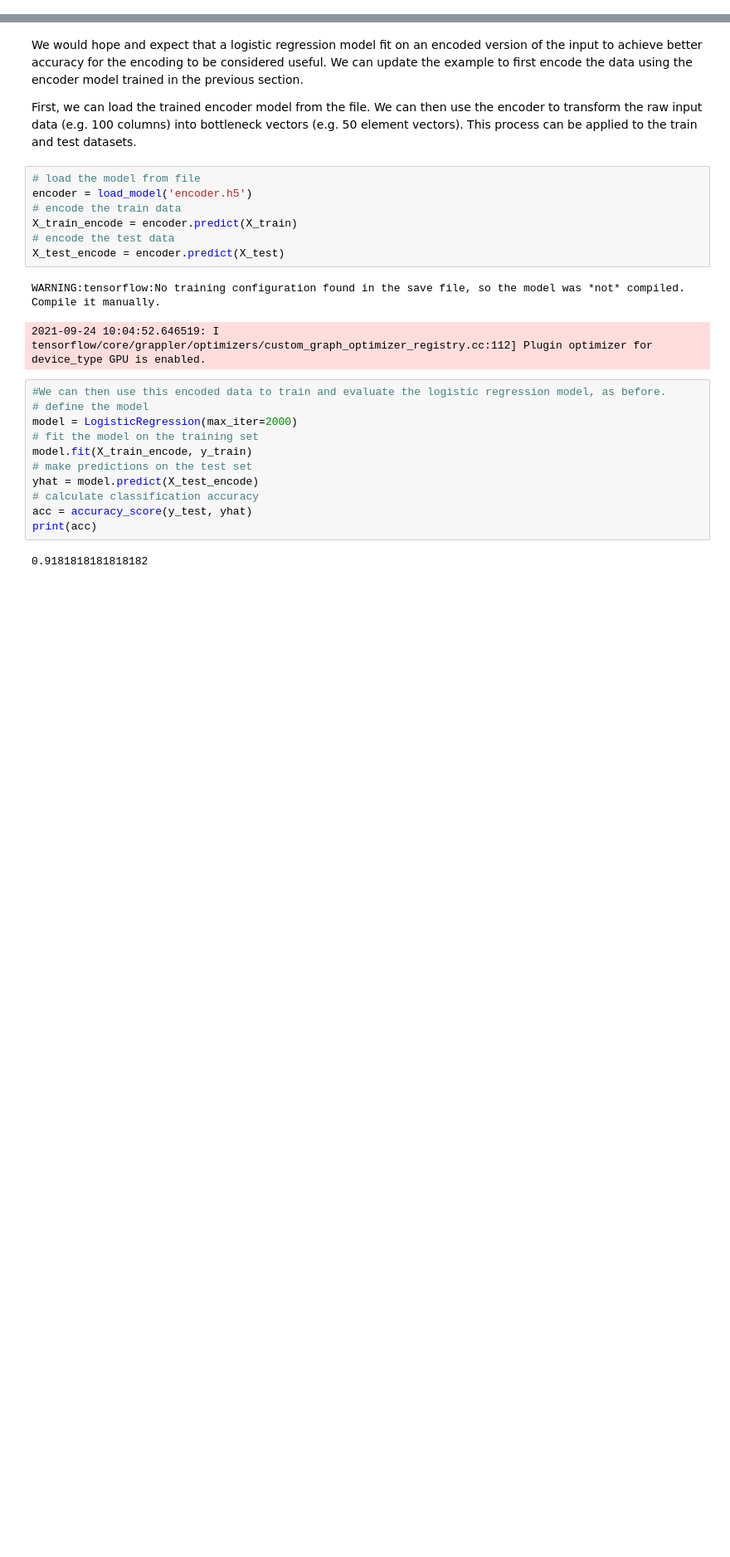
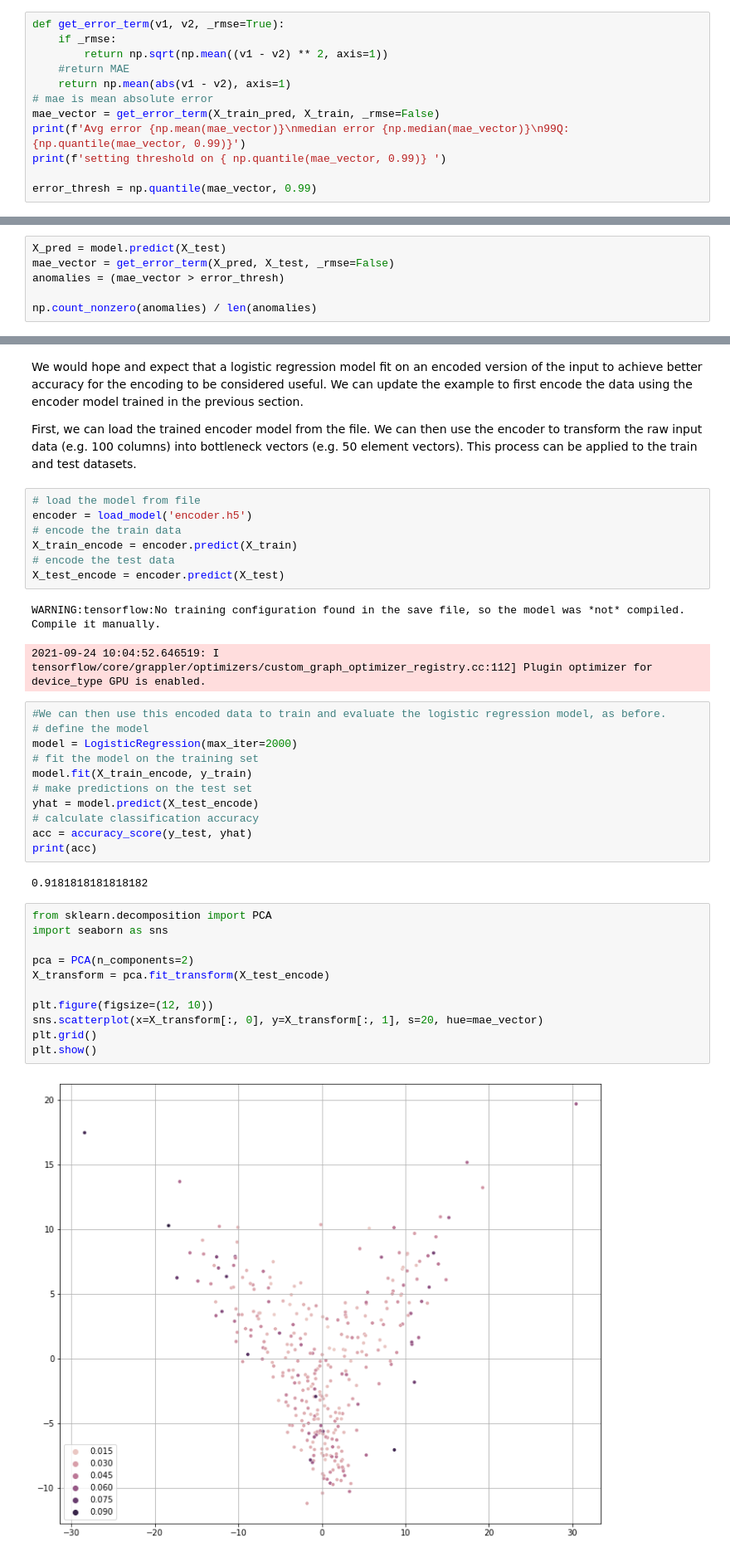
Before and after one commit to xxl4tomxu98/autoencoder-feature-extraction, a Jupyter notebook: autoencoder-classification.ipynb, the cells around one changed output, grey strips where cells are left out. Shown: that part at 83% size. Drawn from its saved outputs; the diff is of its cells as text; blank space fills up the shorter version.

```diff
--- a/autoencoder-classification.ipynb
+++ b/autoencoder-classification.ipynb
@@ -107,0 +100,12 @@ Epoch 200/200
+# %%
+def get_error_term(v1, v2, _rmse=True):
+    if _rmse:
+        return np.sqrt(np.mean((v1 - v2) ** 2, axis=1))
+    #return MAE
+    return np.mean(abs(v1 - v2), axis=1)
+# mae is mean absolute error
+mae_vector = get_error_term(X_train_pred, X_train, _rmse=False)
+print(f'Avg error {np.mean(mae_vector)}\nmedian error {np.median(mae_vector)}\n99Q: {np.quantile(mae_vector, 0.99)}')
+print(f'setting threshold on { np.quantile(mae_vector, 0.99)} ')
+
+error_thresh = np.quantile(mae_vector, 0.99)
@@ -107,0 +117,6 @@ Epoch 200/200
+# %%
+X_pred = model.predict(X_test)
+mae_vector = get_error_term(X_pred, X_test, _rmse=False)
+anomalies = (mae_vector > error_thresh)
+
+np.count_nonzero(anomalies) / len(anomalies)
@@ -179,3 +213,16 @@ acc = accuracy_score(y_test, yhat)
 print(acc)
 # %% [output]
 0.9181818181818182
+# %%
+from sklearn.decomposition import PCA
+import seaborn as sns
+
+pca = PCA(n_components=2)
+X_transform = pca.fit_transform(X_test_encode)
+
+plt.figure(figsize=(12, 10))
+sns.scatterplot(x=X_transform[:, 0], y=X_transform[:, 1], s=20, hue=mae_vector)
+plt.grid()
+plt.show()
+# %% [output]
+[figure, added]
```
Also changed, not shown: parts of 18 cells of this notebook, 1 other file.
